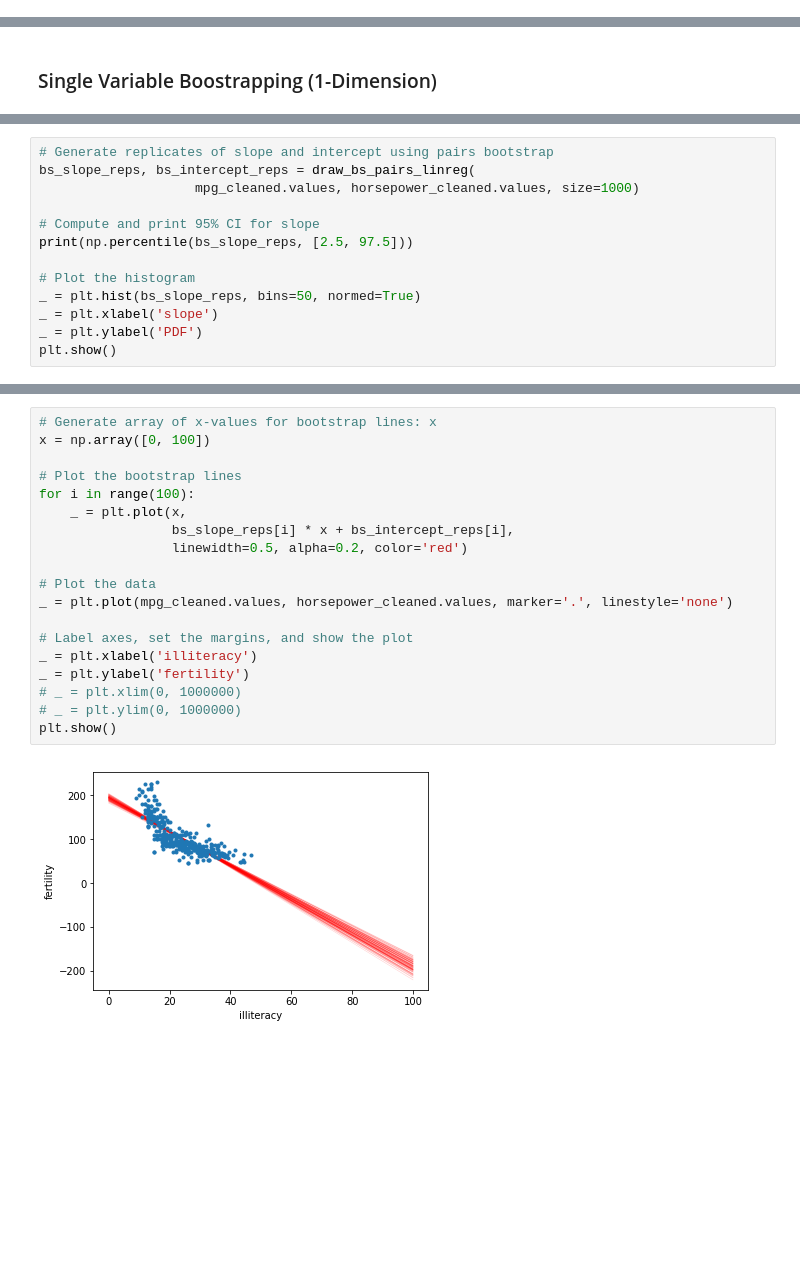
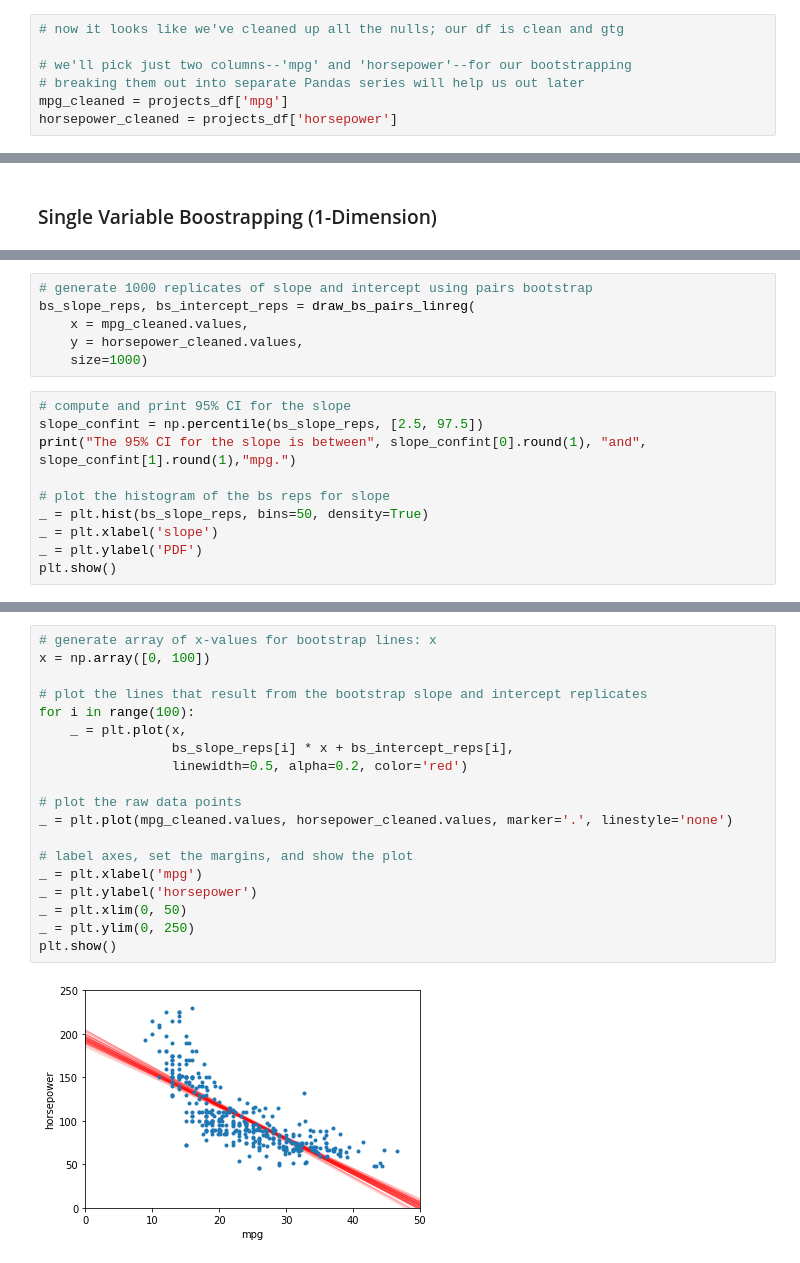
Before and after one commit to pmaji/data-science-toolkit, a Jupyter notebook: hypothesis-tests/hacker_statistics.ipynb, the cells around one changed output, grey strips where cells are left out. Cells and saved outputs as stored; diff of their text form; blank space fills up the shorter version.

```diff
--- a/hypothesis-tests/hacker_statistics.ipynb
+++ b/hypothesis-tests/hacker_statistics.ipynb
@@ -54 +78,8 @@ None
+# %%
+# now it looks like we've cleaned up all the nulls; our df is clean and gtg
+
+# we'll pick just two columns--'mpg' and 'horsepower'--for our bootstrapping
+# breaking them out into separate Pandas series will help us out later
+mpg_cleaned = projects_df['mpg']
+horsepower_cleaned = projects_df['horsepower']
 # %%
@@ -161,14 +187,17 @@ def draw_bs_pairs_linreg(x, y, size=1):
     return bs_slope_reps, bs_intercept_reps
+# %%
+# generate 1000 replicates of slope and intercept using pairs bootstrap
+bs_slope_reps, bs_intercept_reps = draw_bs_pairs_linreg(
+    x = mpg_cleaned.values,
+    y = horsepower_cleaned.values,
+    size=1000)
 # %%
-# Generate replicates of slope and intercept using pairs bootstrap
-bs_slope_reps, bs_intercept_reps = draw_bs_pairs_linreg(
-                    mpg_cleaned.values, horsepower_cleaned.values, size=1000)
+# compute and print 95% CI for the slope
+slope_confint = np.percentile(bs_slope_reps, [2.5, 97.5])
+print("The 95% CI for the slope is between", slope_confint[0].round(1), "and", slope_confint[1].round(1),"mpg.")
 
-# Compute and print 95% CI for slope
-print(np.percentile(bs_slope_reps, [2.5, 97.5]))
-
-# Plot the histogram
-_ = plt.hist(bs_slope_reps, bins=50, normed=True)
+# plot the histogram of the bs reps for slope
+_ = plt.hist(bs_slope_reps, bins=50, density=True)
 _ = plt.xlabel('slope')
 _ = plt.ylabel('PDF')
 plt.show()
@@ -180,21 +220,21 @@ The 'normed' kwarg was deprecated in Matplotlib 2.1 and will be removed in 3.1.
 # %%
-# Generate array of x-values for bootstrap lines: x
+# generate array of x-values for bootstrap lines: x
 x = np.array([0, 100])
 
-# Plot the bootstrap lines
+# plot the lines that result from the bootstrap slope and intercept replicates
 for i in range(100):
     _ = plt.plot(x,
                  bs_slope_reps[i] * x + bs_intercept_reps[i],
                  linewidth=0.5, alpha=0.2, color='red')
 
-# Plot the data
+# plot the raw data points
 _ = plt.plot(mpg_cleaned.values, horsepower_cleaned.values, marker='.', linestyle='none')
 
-# Label axes, set the margins, and show the plot
-_ = plt.xlabel('illiteracy')
-_ = plt.ylabel('fertility')
-# _ = plt.xlim(0, 1000000)
-# _ = plt.ylim(0, 1000000)
+# label axes, set the margins, and show the plot
+_ = plt.xlabel('mpg')
+_ = plt.ylabel('horsepower')
+_ = plt.xlim(0, 50)
+_ = plt.ylim(0, 250)
 plt.show()
 # %% [output]
-[figure, old version]
+[figure, new version]
```
Also changed, not shown: parts of 20 cells of this notebook.
